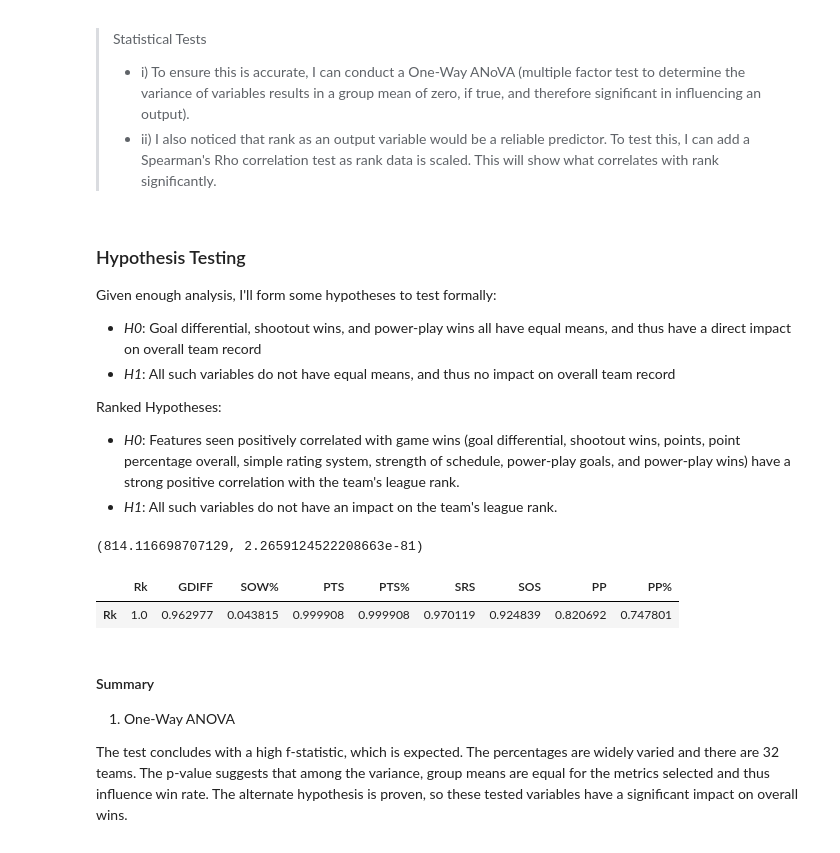
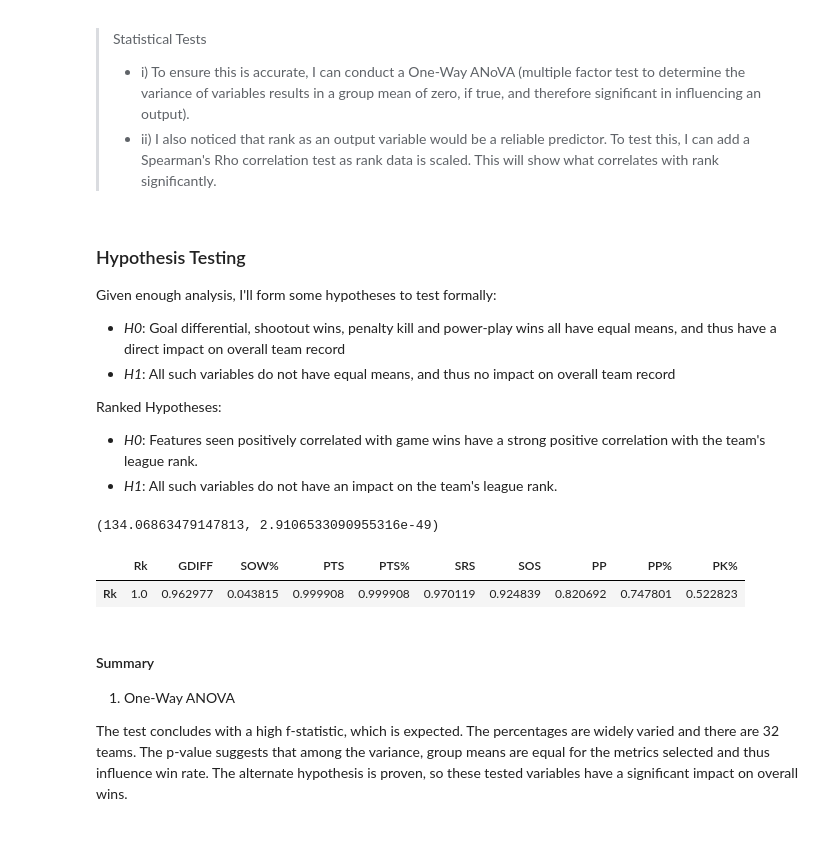
Before and after one commit to RyanSchraeder/StanleyCupPredictions, a Jupyter notebook: notebooks/model.ipynb, the cells around one changed output. Drawn from its saved outputs; the diff is of its cells as text; code cells hidden in the pictures.

```diff
--- a/notebooks/model.ipynb
+++ b/notebooks/model.ipynb
@@ -220,28 +273,28 @@ The team performance is indicated by rank, and the rank appears to be directly r
 
 Given enough analysis, I'll form some hypotheses to test formally:
 
-- _H0_: Goal differential, shootout wins, and power-play wins all have equal means, and thus have a direct impact on overall team record
+- _H0_: Goal differential, shootout wins, penalty kill and power-play wins all have equal means, and thus have a direct impact on overall team record
 - _H1_: All such variables do not have equal means, and thus no impact on overall team record
 
 Ranked Hypotheses:
 
-- _H0_: Features seen positively correlated with game wins (goal differential, shootout wins, points, point percentage overall, simple rating system, strength of schedule, power-play goals, and power-play wins) have a strong positive correlation with the team's league rank.
+- _H0_: Features seen positively correlated with game wins have a strong positive correlation with the team's league rank.
 - _H1_: All such variables do not have an impact on the team's league rank.
 # %%
 ## One-Way ANOVA
 
-fvalue, pvalue = stats.f_oneway(df['W%'], df['GDIFF'], df['SOW%'], df['PP%'])
+fvalue, pvalue = stats.f_oneway(df['W%'], df['GDIFF'], df['SOW%'], df['PP%'], df['PK%'])
 fvalue, pvalue
 # %% [output]
-(814.116698707129, 2.2659124522208663e-81)
+(134.06863479147813, 2.9106533090955316e-49)
 # %%
-## Spearman's RHO
+## Spearman's RHO Ranked Test.
 
-spearman = df[['Rk', 'GDIFF', 'SOW%', 'PTS', 'PTS%', 'SRS', 'SOS', 'PP', 'PP%']].corr(method='spearman')
+spearman = df[['Rk', 'GDIFF', 'SOW%', 'PTS', 'PTS%', 'SRS', 'SOS', 'PP', 'PP%', 'PK%']].corr(method='spearman')
 spearman[:1].abs()
 # %% [output]
-|  | Rk | GDIFF | SOW% | PTS | PTS% | SRS | SOS | PP | PP% |
-| Rk | 1.0 | 0.962977 | 0.043815 | 0.999908 | 0.999908 | 0.970119 | 0.924839 | 0.820692 | 0.747801 |
+|  | Rk | GDIFF | SOW% | PTS | PTS% | SRS | SOS | PP | PP% | PK% |
+| Rk | 1.0 | 0.962977 | 0.043815 | 0.999908 | 0.999908 | 0.970119 | 0.924839 | 0.820692 | 0.747801 | 0.522823 |
 # %% [markdown]
 #### Summary
 
```
Also changed, not shown: parts of 29 cells of this notebook.
